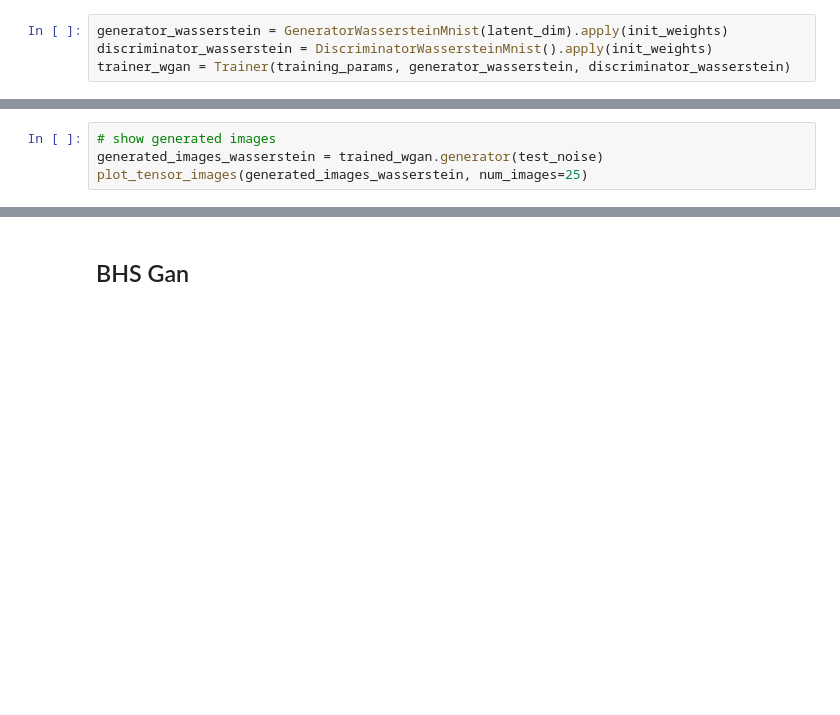
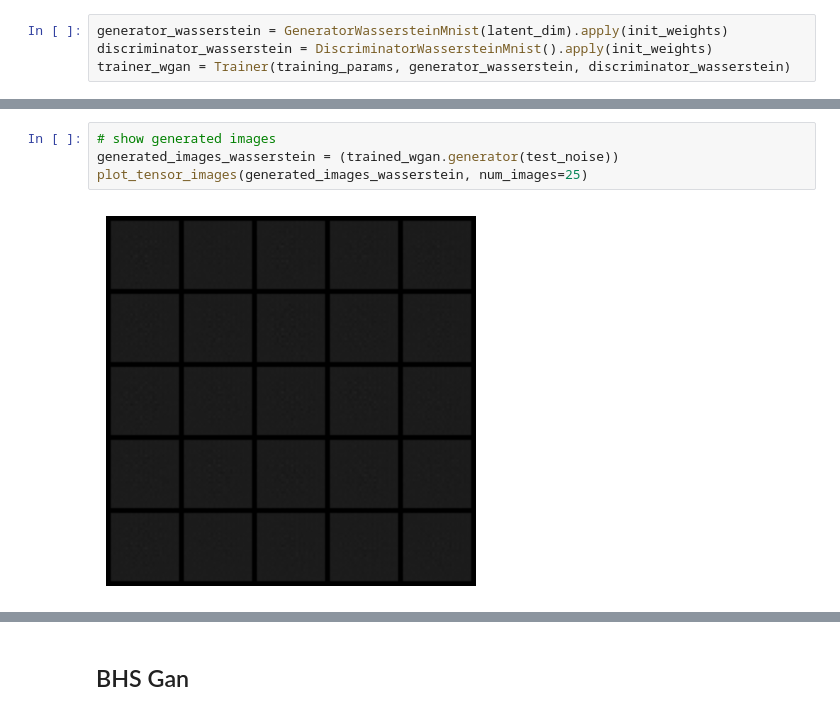
Before and after one commit to AlexF1994/bhsgan, a Jupyter notebook: mnist.ipynb, the cells around one changed output, grey strips where cells are left out. Drawn from its saved outputs; the diff is of its cells as text; blank space fills up the shorter version.

```diff
--- a/mnist.ipynb
+++ b/mnist.ipynb
@@ -99,7 +130,9 @@ KeyboardInterrupt:
 # %%
 # show generated images
-generated_images_wasserstein = trained_wgan.generator(test_noise)
+generated_images_wasserstein = (trained_wgan.generator(test_noise))
 plot_tensor_images(generated_images_wasserstein, num_images=25)
+# %% [output]
+[figure, added]
 # %%
 generated_images_wasserstein
 # %% [output]
```
Also changed, not shown: parts of 16 cells of this notebook, 3 other files.
